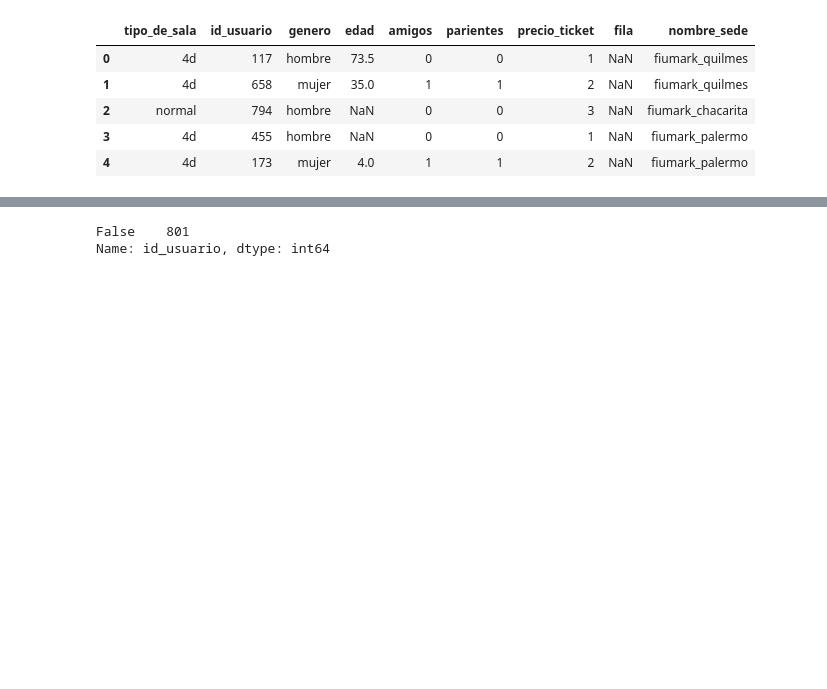
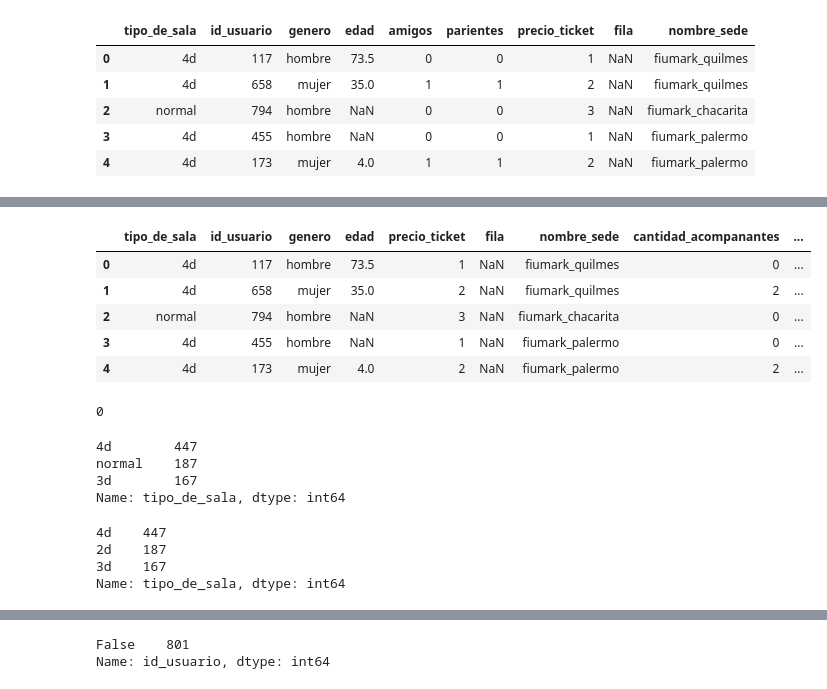
Before and after one commit to javierleyes/FiuMark, a Jupyter notebook: TP-1.ipynb, the cells around one changed output, grey strips where cells are left out. Cells and saved outputs as stored; diff of their text form; code cells hidden in the pictures; blank space fills up the shorter version.

Commit message:
Rename dt. Add column 'fue_acompanado'. Refactor (#1)

```diff
--- a/TP-1.ipynb
+++ b/TP-1.ipynb
@@ -20,8 +20,7 @@ df_encuesta.shape
 # %% [output]
 (801, 11)
 # %%
-# Eliminamos las columna "id_ticket" y "nombre" porque no nos aportan informacion relavante para la prediccion
-df_encuesta.drop(columns='id_ticket', inplace=True)
-df_encuesta.drop(columns='nombre', inplace=True)
+# Eliminamos las columna "id_ticket" y "nombre" porque no nos aportan información relavante para la predicción
+df_datos_encuesta.drop(columns=['nombre', 'id_ticket'], inplace=True)
 # %%
 # DEBUG
@@ -129,0 +69,2 @@ df_encuesta.head()
+# %%
+df_datos_encuesta['cantidad_acompanantes'] = df_datos_encuesta['amigos'] + df_datos_encuesta['parientes']
@@ -129,0 +81,3 @@ df_encuesta.head()
+# %%
+# Elimino las columnas amigos y parientes
+df_datos_encuesta.drop(columns=['amigos', 'parientes'], inplace=True)
@@ -129,0 +94,26 @@ df_encuesta.head()
+# %%
+# Nos parece relevante si fue acompañado o no, por eso creamos un nueva columna 'fue_acompanado' para falicitar el uso
+df_datos_encuesta['fue_acompanado'] = df_datos_encuesta['cantidad_acompanantes'] > 0
+# %%
+# DEBUG
+df_datos_encuesta.head()
+# %% [output]
+|  | tipo_de_sala | id_usuario | genero | edad | precio_ticket | fila | nombre_sede | cantidad_acompanantes | ... |
+| 0 | 4d | 117 | hombre | 73.5 | 1 | NaN | fiumark_quilmes | 0 | ... |
+| 1 | 4d | 658 | mujer | 35.0 | 2 | NaN | fiumark_quilmes | 2 | ... |
+| 2 | normal | 794 | hombre | NaN | 3 | NaN | fiumark_chacarita | 0 | ... |
+| 3 | 4d | 455 | hombre | NaN | 1 | NaN | fiumark_palermo | 0 | ... |
+| 4 | 4d | 173 | mujer | 4.0 | 2 | NaN | fiumark_palermo | 2 | ... |
+# %%
+# Analizamos la columna 'tipo_de_sala'
+# Verificamos que no tenga valores nulos
+df_datos_encuesta['tipo_de_sala'].isnull().sum()
+# %% [output]
+0
+# %%
+df_datos_encuesta['tipo_de_sala'].value_counts()
+# %% [output]
+4d        447
+normal    187
+3d        167
+Name: tipo_de_sala, dtype: int64
@@ -129,0 +123,8 @@ df_encuesta.head()
+# %%
+# DEBUG
+df_datos_encuesta['tipo_de_sala'].value_counts()
+# %% [output]
+4d    447
+2d    187
+3d    167
+Name: tipo_de_sala, dtype: int64
```
Also changed, not shown: parts of 57 cells of this notebook.
